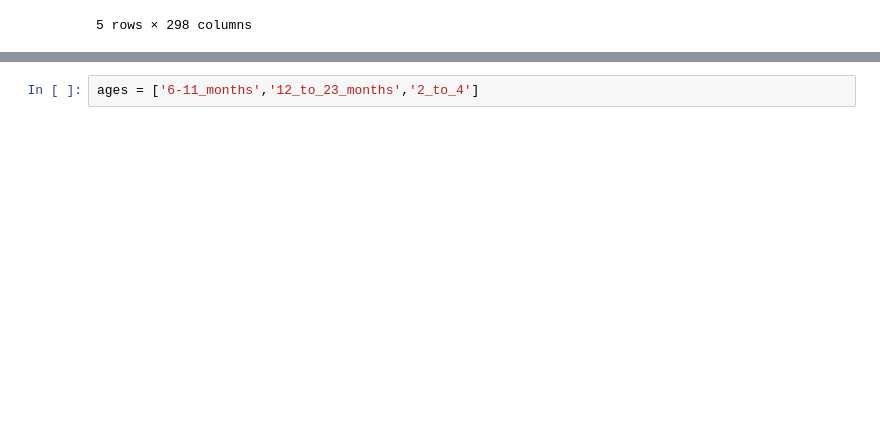
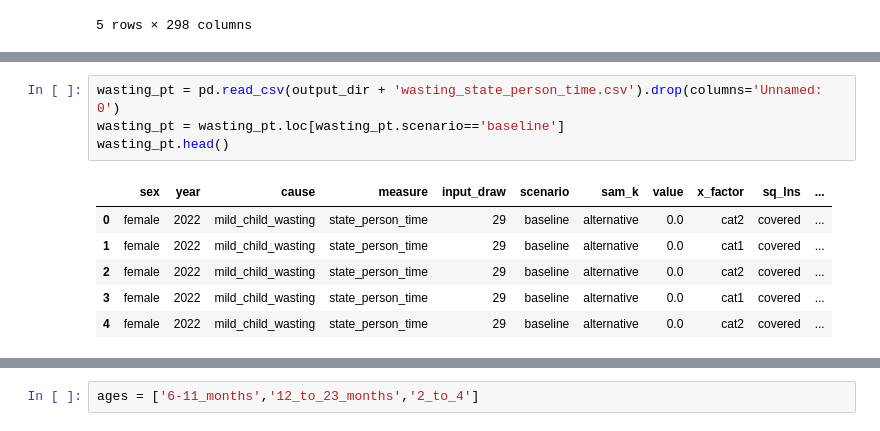
Before and after one commit to ihmeuw/vivarium_research_ciff_sam, a Jupyter notebook: wasting_transitions/alibow_ki_database_rates/KI_rates_5.3.3.ipynb, the cells around one changed output, grey strips where cells are left out. Drawn from its saved outputs; the diff is of its cells as text; blank space fills up the shorter version.

```diff
--- a/wasting_transitions/alibow_ki_database_rates/KI_rates_5.3.3.ipynb
+++ b/wasting_transitions/alibow_ki_database_rates/KI_rates_5.3.3.ipynb
@@ -87,0 +83,11 @@ wasting_person_time = pd.read_csv(output_dir + 'wasting_state_person_time.csv').
+# %%
+wasting_pt = pd.read_csv(output_dir + 'wasting_state_person_time.csv').drop(columns='Unnamed: 0')
+wasting_pt = wasting_pt.loc[wasting_pt.scenario=='baseline']
+wasting_pt.head()
+# %% [output]
+|  | sex | year | cause | measure | input_draw | scenario | sam_k | value | x_factor | sq_lns | ... |
+| 0 | female | 2022 | mild_child_wasting | state_person_time | 29 | baseline | alternative | 0.0 | cat2 | covered | ... |
+| 1 | female | 2022 | mild_child_wasting | state_person_time | 29 | baseline | alternative | 0.0 | cat1 | covered | ... |
+| 2 | female | 2022 | mild_child_wasting | state_person_time | 29 | baseline | alternative | 0.0 | cat2 | covered | ... |
+| 3 | female | 2022 | mild_child_wasting | state_person_time | 29 | baseline | alternative | 0.0 | cat1 | covered | ... |
+| 4 | female | 2022 | mild_child_wasting | state_person_time | 29 | baseline | alternative | 0.0 | cat2 | covered | ... |
```
Also changed, not shown: parts of 12 cells of this notebook, 3 other files.
